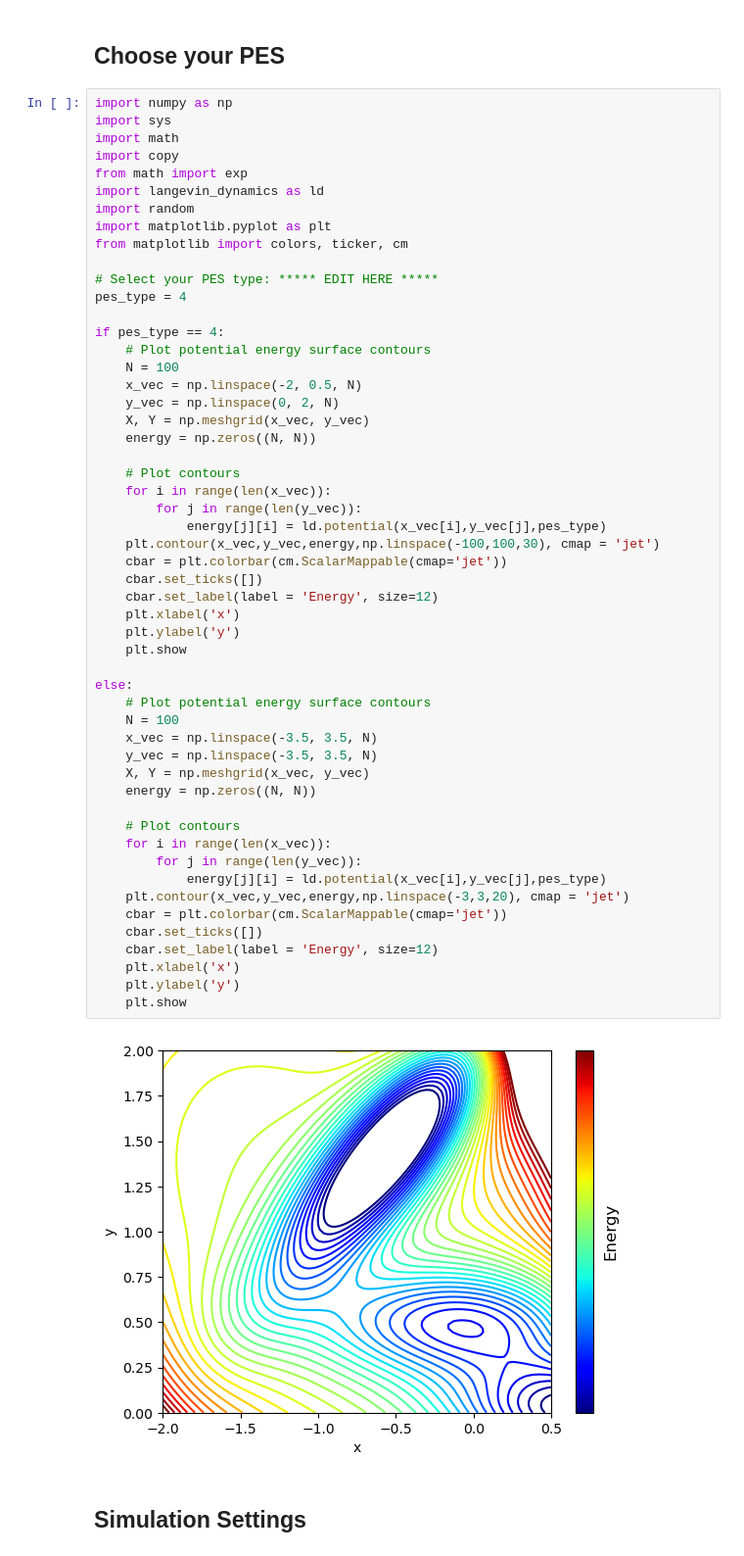
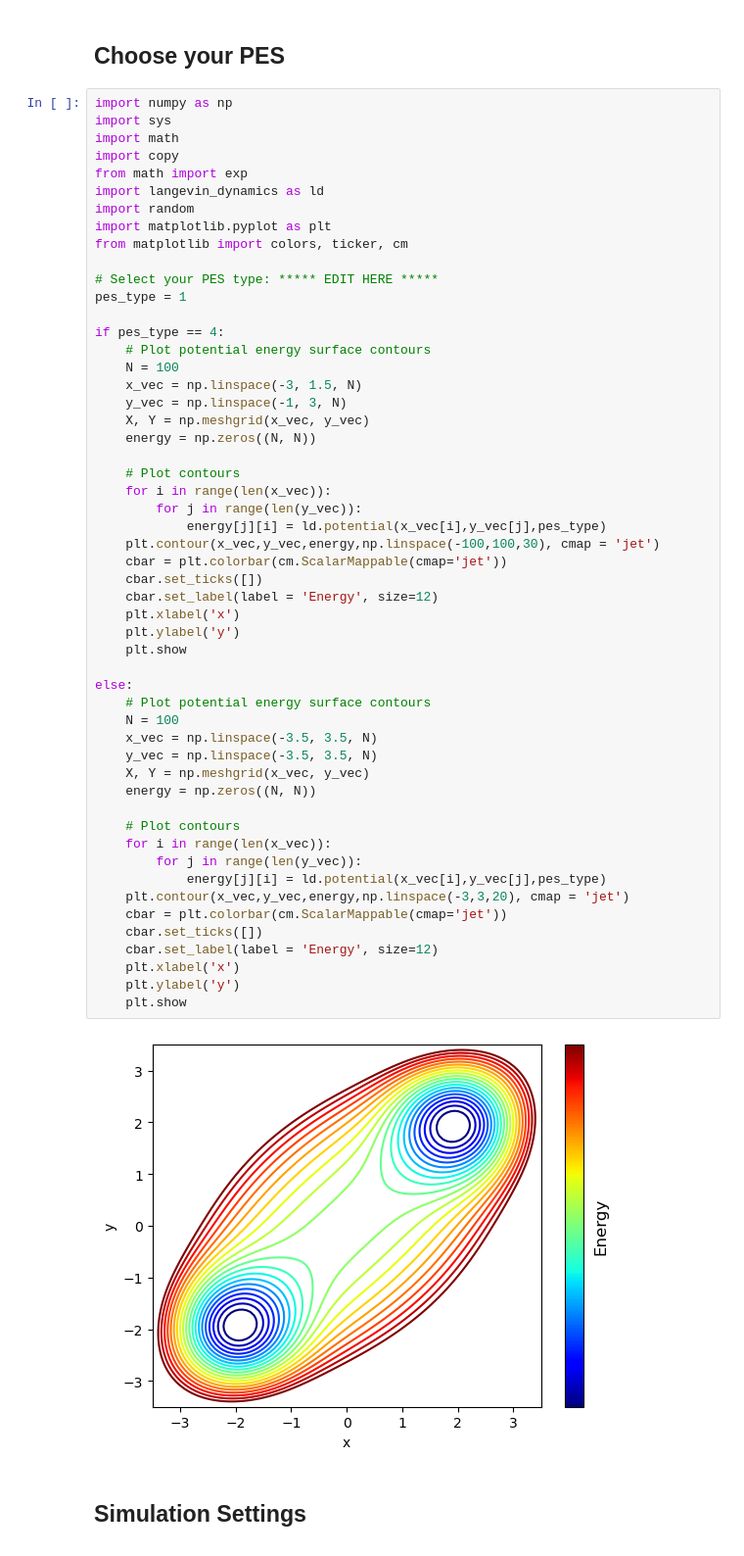
Before and after one commit to minhx010/iCoMSE-planning-spring2023, a Jupyter notebook: TPS.ipynb, the cells around one changed output. Shown at 98% size. Saved outputs shown, nothing was run; the diff lists cells and outputs as text.

```diff
--- a/TPS.ipynb
+++ b/TPS.ipynb
@@ -83,13 +91,13 @@ import matplotlib.pyplot as plt
 from matplotlib import colors, ticker, cm
 
 # Select your PES type: ***** EDIT HERE *****
-pes_type = 4
+pes_type = 1
 
 if pes_type == 4:
     # Plot potential energy surface contours
     N = 100
-    x_vec = np.linspace(-2, 0.5, N)
-    y_vec = np.linspace(0, 2, N)
+    x_vec = np.linspace(-3, 1.5, N)
+    y_vec = np.linspace(-1, 3, N)
     X, Y = np.meshgrid(x_vec, y_vec)
     energy = np.zeros((N, N))
 
@@ -98,34 +106,34 @@ if pes_type == 4:
         for j in range(len(y_vec)):
             energy[j][i] = ld.potential(x_vec[i],y_vec[j],pes_type)
     plt.contour(x_vec,y_vec,energy,np.linspace(-100,100,30), cmap = 'jet')
     cbar = plt.colorbar(cm.ScalarMappable(cmap='jet'))
     cbar.set_ticks([])
     cbar.set_label(label = 'Energy', size=12)
     plt.xlabel('x')
     plt.ylabel('y')
     plt.show
 
 else:
     # Plot potential energy surface contours
     N = 100
     x_vec = np.linspace(-3.5, 3.5, N)
     y_vec = np.linspace(-3.5, 3.5, N)
     X, Y = np.meshgrid(x_vec, y_vec)
     energy = np.zeros((N, N))
 
     # Plot contours
     for i in range(len(x_vec)):
         for j in range(len(y_vec)):
             energy[j][i] = ld.potential(x_vec[i],y_vec[j],pes_type)
     plt.contour(x_vec,y_vec,energy,np.linspace(-3,3,20), cmap = 'jet')
     cbar = plt.colorbar(cm.ScalarMappable(cmap='jet'))
     cbar.set_ticks([])
     cbar.set_label(label = 'Energy', size=12)
     plt.xlabel('x')
     plt.ylabel('y')
     plt.show
 # %% [output]
-[figure, old version]
+[figure, new version]
 # %% [markdown]
 ## Simulation Settings
 # %%
```
Also changed, not shown: parts of 11 cells of this notebook, 3 other files.
